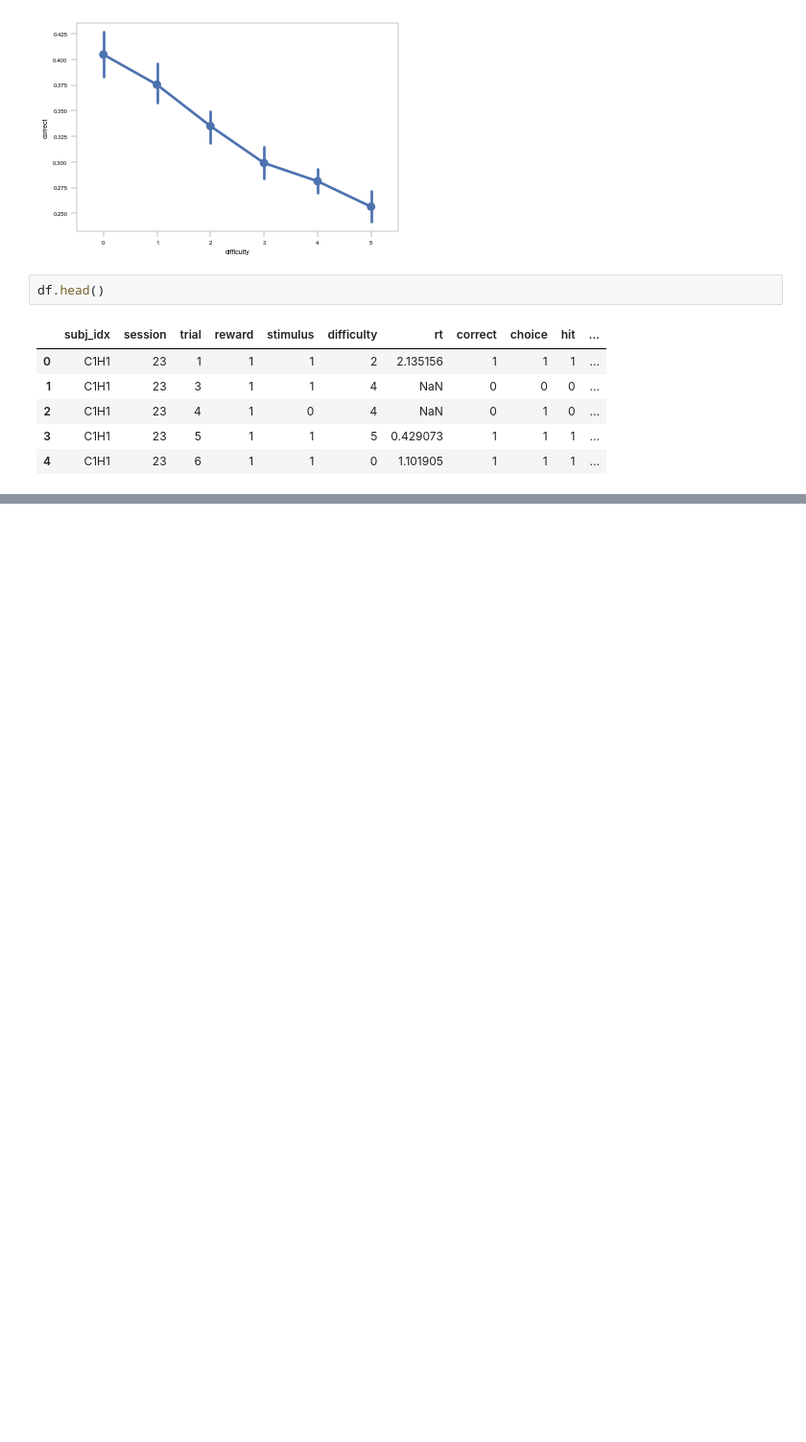
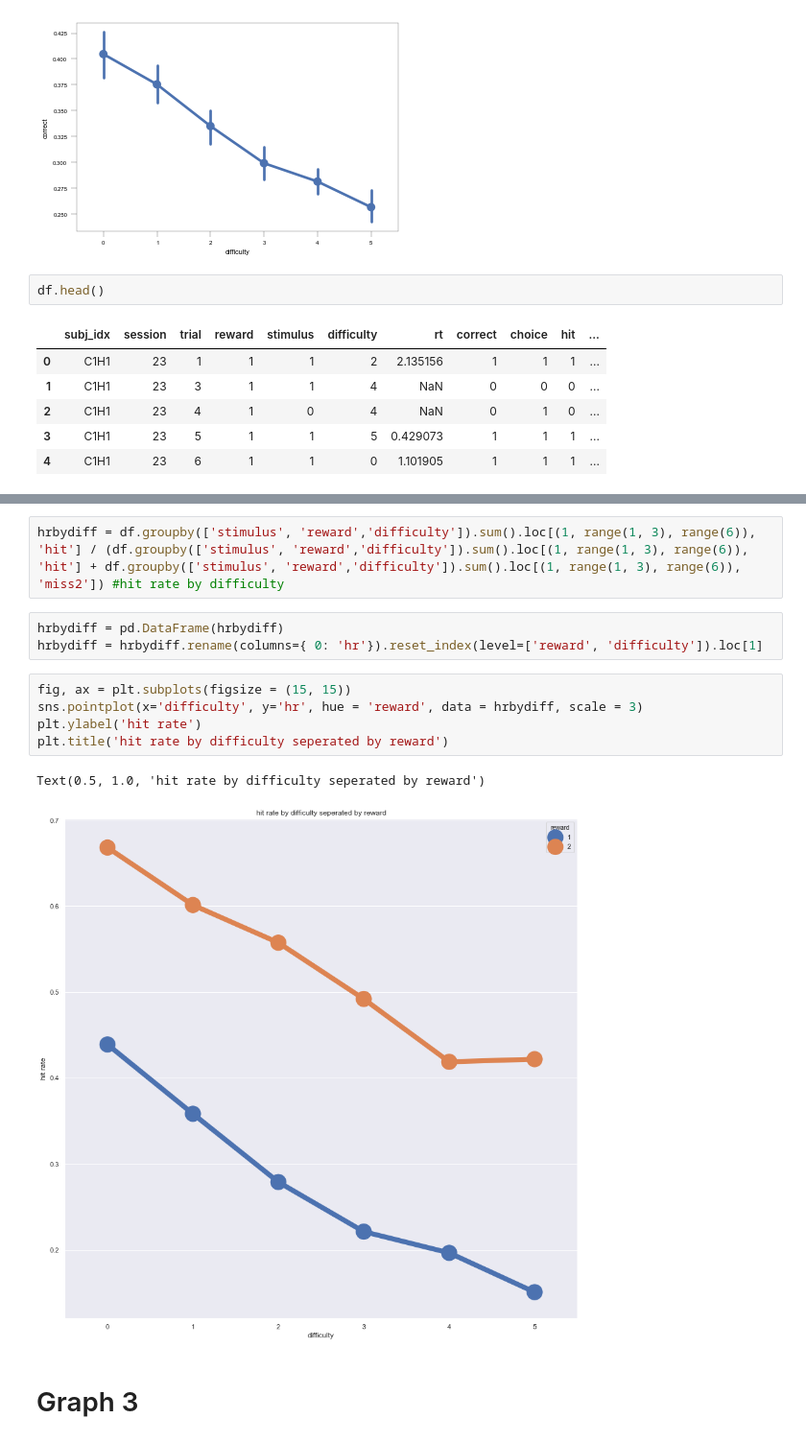
Before and after one commit to sarimaleem/behaviour-project, a Jupyter notebook: explore.ipynb, the cells around one changed output, grey strips where cells are left out. Shown at 96% size. Saved outputs shown, nothing was run; the diff lists cells and outputs as text; blank space fills up the shorter version.

```diff
--- a/explore.ipynb
+++ b/explore.ipynb
@@ -196,0 +167,15 @@ hue
+# %%
+hrbydiff = df.groupby(['stimulus', 'reward','difficulty']).sum().loc[(1, range(1, 3), range(6)), 'hit'] / (df.groupby(['stimulus', 'reward','difficulty']).sum().loc[(1, range(1, 3), range(6)), 'hit'] + df.groupby(['stimulus', 'reward','difficulty']).sum().loc[(1, range(1, 3), range(6)), 'miss2']) #hit rate by difficulty
+# %%
+hrbydiff = pd.DataFrame(hrbydiff)
+hrbydiff = hrbydiff.rename(columns={ 0: 'hr'}).reset_index(level=['reward', 'difficulty']).loc[1]
+# %%
+fig, ax = plt.subplots(figsize = (15, 15))
+sns.pointplot(x='difficulty', y='hr', hue = 'reward', data = hrbydiff, scale = 3)
+plt.ylabel('hit rate')
+plt.title('hit rate by difficulty seperated by reward')
+# %% [output]
+Text(0.5, 1.0, 'hit rate by difficulty seperated by reward')
+[figure, added]
+# %% [markdown]
+# Graph 3
```
Also changed, not shown: parts of 44 cells of this notebook.
